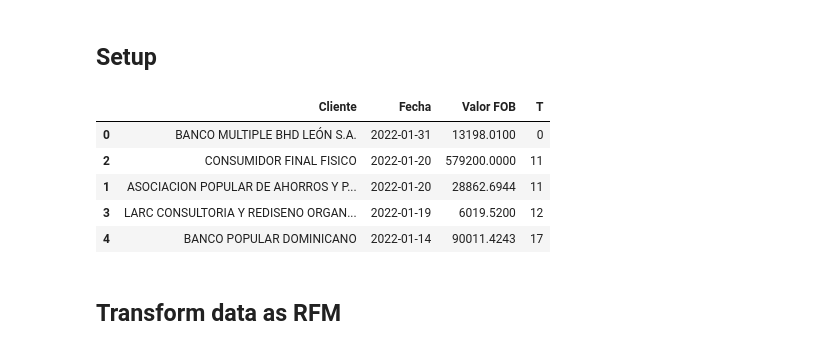
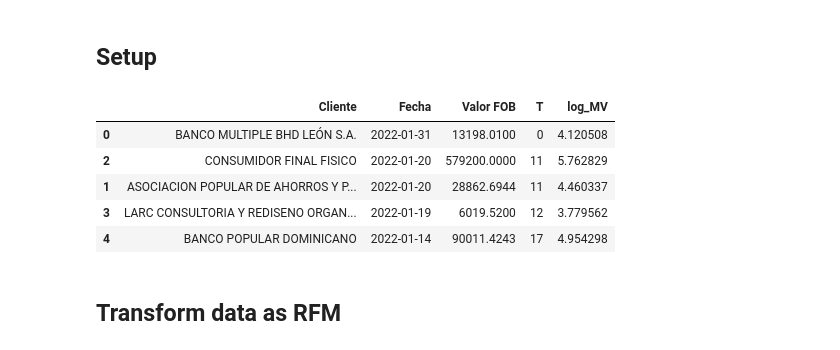
Before and after one commit to auguste-dupin/ergotec-clientes, a Jupyter notebook: Lifetimes.ipynb, the cells around one changed output. Cells and saved outputs as stored; diff of their text form; code cells hidden in the pictures.

```diff
--- a/Lifetimes.ipynb
+++ b/Lifetimes.ipynb
@@ -20,26 +20,29 @@ raw_df = pd.read_pickle('df.pickle')
 # %%
 def clean(df):
     df = df[df['Fecha'] >= (max(df['Fecha']) - datetime.timedelta(455))]
+    df = df[df['Valor FOB'] > 0]
+
     df = df[[
         'Cliente',
         'Fecha',
         'Valor FOB'
         ]]
 
     df['T'] = max(df['Fecha']) - df['Fecha']
     df['T'] = df['T'].dt.days
 
+    df['log_MV'] = np.log10(df['Valor FOB'])
 
     return df
 df = clean(raw_df)
 df.head()
 # %% [output]
-|  | Cliente | Fecha | Valor FOB | T |
-| 0 | BANCO MULTIPLE BHD LEÓN S.A. | 2022-01-31 | 13198.0100 | 0 |
-| 2 | CONSUMIDOR FINAL FISICO | 2022-01-20 | 579200.0000 | 11 |
-| 1 | ASOCIACION POPULAR DE AHORROS Y P... | 2022-01-20 | 28862.6944 | 11 |
-| 3 | LARC CONSULTORIA Y REDISENO ORGAN... | 2022-01-19 | 6019.5200 | 12 |
-| 4 | BANCO POPULAR DOMINICANO | 2022-01-14 | 90011.4243 | 17 |
+|  | Cliente | Fecha | Valor FOB | T | log_MV |
+| 0 | BANCO MULTIPLE BHD LEÓN S.A. | 2022-01-31 | 13198.0100 | 0 | 4.120508 |
+| 2 | CONSUMIDOR FINAL FISICO | 2022-01-20 | 579200.0000 | 11 | 5.762829 |
+| 1 | ASOCIACION POPULAR DE AHORROS Y P... | 2022-01-20 | 28862.6944 | 11 | 4.460337 |
+| 3 | LARC CONSULTORIA Y REDISENO ORGAN... | 2022-01-19 | 6019.5200 | 12 | 3.779562 |
+| 4 | BANCO POPULAR DOMINICANO | 2022-01-14 | 90011.4243 | 17 | 4.954298 |
 # %% [markdown]
 ## Transform data as RFM
 # %% [markdown]
```
Also changed, not shown: parts of 5 cells of this notebook.
